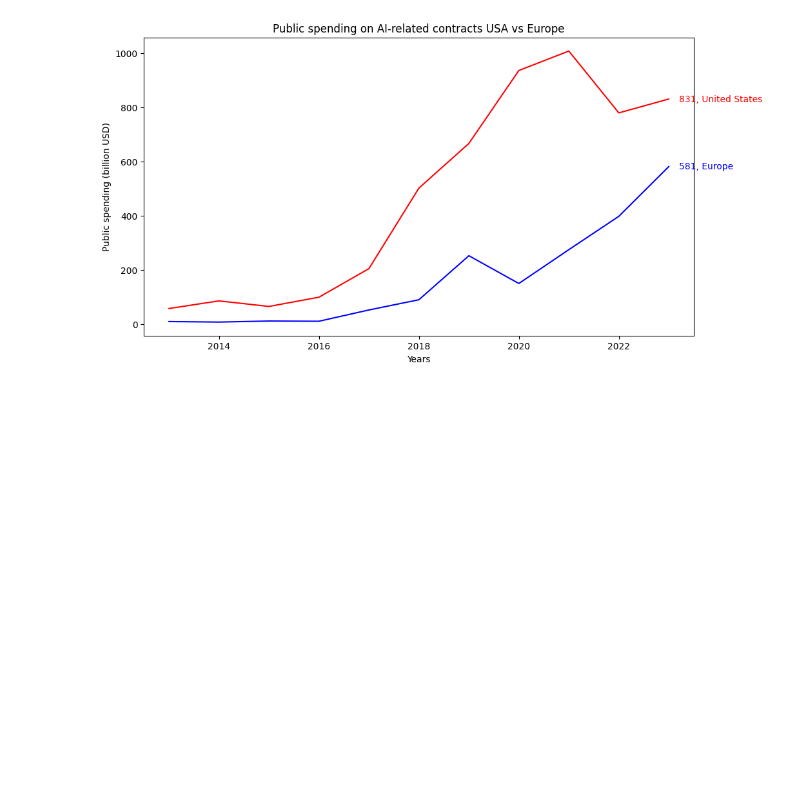
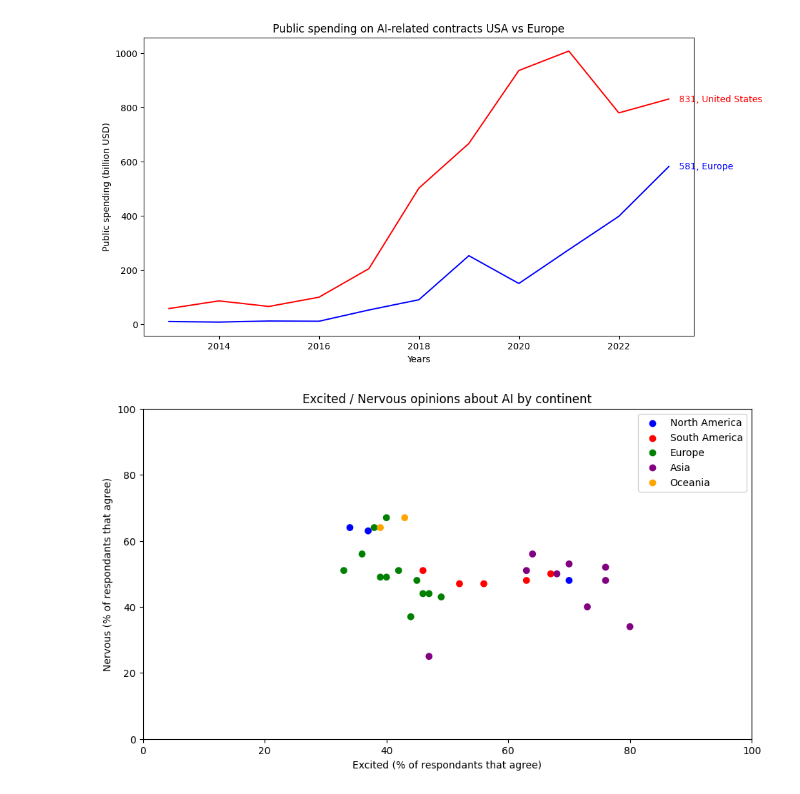
Before and after one commit to Alit54/UniMi---Scientific-Visualization, a Jupyter notebook: gio-charts.ipynb, the cells around one changed output. Cells and saved outputs as stored; diff of their text form; code cells hidden in the pictures; blank space fills up the shorter version.

```diff
--- a/gio-charts.ipynb
+++ b/gio-charts.ipynb
@@ -425,3 +433,88 @@ plt.title("Public spending on AI-related contracts USA vs Europe")
 plt.show()
 # %% [output]
 [figure]
+# %%
+df = pd.read_csv("datasets/public-opinion/data/fig-814.csv")
+df = df.rename(columns={df.columns[0]: "statement", df.columns[1]: "country", df.columns[2]: "respondant_percentage"})
+
+# Remapping countries to continents in order to remove labels
+country_to_continent = {
+    "Global": "Global",
+    "China": "Asia",
+    "Indonesia": "Asia",
+    "Thailand": "Asia",
+    "Mexico": "North America",
+    "Peru": "South America",
+    "Turkey": "Asia",
+    "Singapore": "Asia",
+    "South Korea": "Asia",
+    "Colombia": "South America",
+    "India": "Asia",
+    "Malaysia": "Asia",
+    "Argentina": "South America",
+    "Brazil": "South America",
+    "Hungary": "Europe",
+    "Chile": "South America",
+    "Italy": "Europe",
+    "Spain": "Europe",
+    "Poland": "Europe",
+    "Germany": "Europe",
+    "New Zealand": "Oceania",
+    "Ireland": "Europe",
+    "Netherlands": "Europe",
+    "Great Britain": "Europe",
+    "Switzerland": "Europe",
+    "Australia": "Oceania",
+    "United States": "North America",
+    "France": "Europe",
+    "Belgium": "Europe",
+    "Japan": "Asia",
+    "Canada": "North America",
+    "Sweden": "Europe"
+}
+
+short_statement = {
+    "Products and services using  artificial intelligence  make me excited": "excited",
+    "Products and services using artificial intelligence make me nervous": "nervous"
+}
+
+df["country"] = df["country"].map(country_to_continent)
+df["statement"] = df["statement"].map(short_statement)
+
+continent_color = {
+    "North America": "blue",
+    "South America": "red",
+    "Europe": "green",
+    "Asia": "purple",
+    "Oceania": "orange"
+}
+
+excited = df[df["statement"] == "excited"]
+nervous = df[df["statement"] == "nervous"]
+
+# Transform percentages strings into integers
+x = excited["respondant_percentage"].to_numpy()
+x = [int(float(i.strip('%'))) for i in x]
+
+y = nervous["respondant_percentage"].to_numpy()
+y = [int(float(i.strip('%'))) for i in y]
+
+labels = excited["country"]
+colors = labels.map(continent_color)
+
+fig, ax1 = plt.subplots(figsize=(11, 6))
+ax1.scatter(x, y, c=colors)
+ax1.set(xlim=(0, 100), ylim=(0, 100))
+
+ax1.set_xlabel("Excited (% of respondants that agree)")
+ax1.set_ylabel("Nervous (% of respondants that agree)")
+
+for continent, color in continent_color.items():
+    ax1.scatter([], [], c=color, label=continent)
+
+ax1.legend()
+
+plt.title("Excited / Nervous opinions about AI by continent")
+plt.show()
+# %% [output]
+[figure, added]
```
Also changed, not shown: parts of 14 cells of this notebook, 14 other files.
